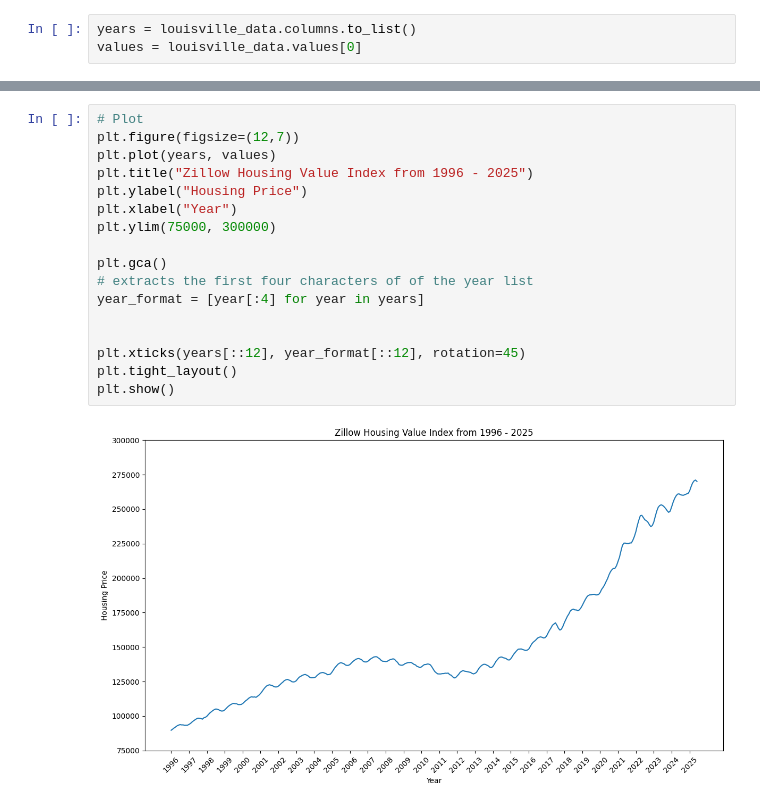
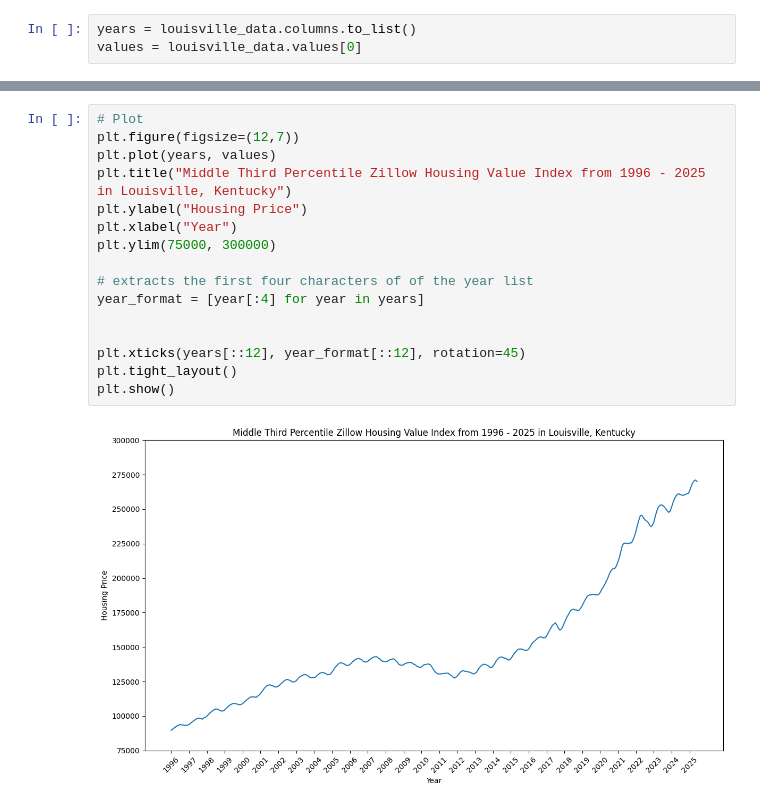
Before and after one commit to denglish-w/code_you_data_analytics_project, a Jupyter notebook: capstone_mid-course_milestone.ipynb, the cells around one changed output, grey strips where cells are left out. Cells and saved outputs as stored; diff of their text form.

```diff
--- a/capstone_mid-course_milestone.ipynb
+++ b/capstone_mid-course_milestone.ipynb
@@ -116,19 +124,18 @@ values = louisville_data.values[0]
 # %%
 # Plot
 plt.figure(figsize=(12,7))
 plt.plot(years, values)
-plt.title("Zillow Housing Value Index from 1996 - 2025")
+plt.title("Middle Third Percentile Zillow Housing Value Index from 1996 - 2025 in Louisville, Kentucky")
 plt.ylabel("Housing Price")
 plt.xlabel("Year")
 plt.ylim(75000, 300000)
 
-plt.gca()
 # extracts the first four characters of of the year list
 year_format = [year[:4] for year in years]
 
 
 plt.xticks(years[::12], year_format[::12], rotation=45)
 plt.tight_layout()
 plt.show()
 # %% [output]
-[figure, old version]
+[figure, new version]
```
Also changed, not shown: parts of 10 cells of this notebook, 2 other files.
